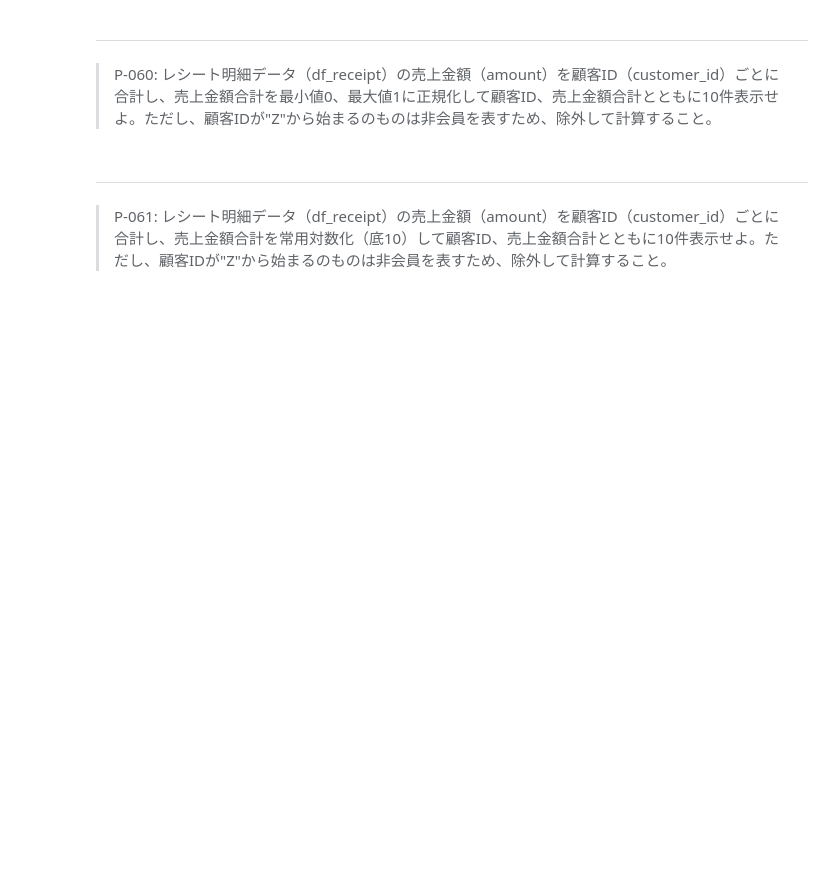
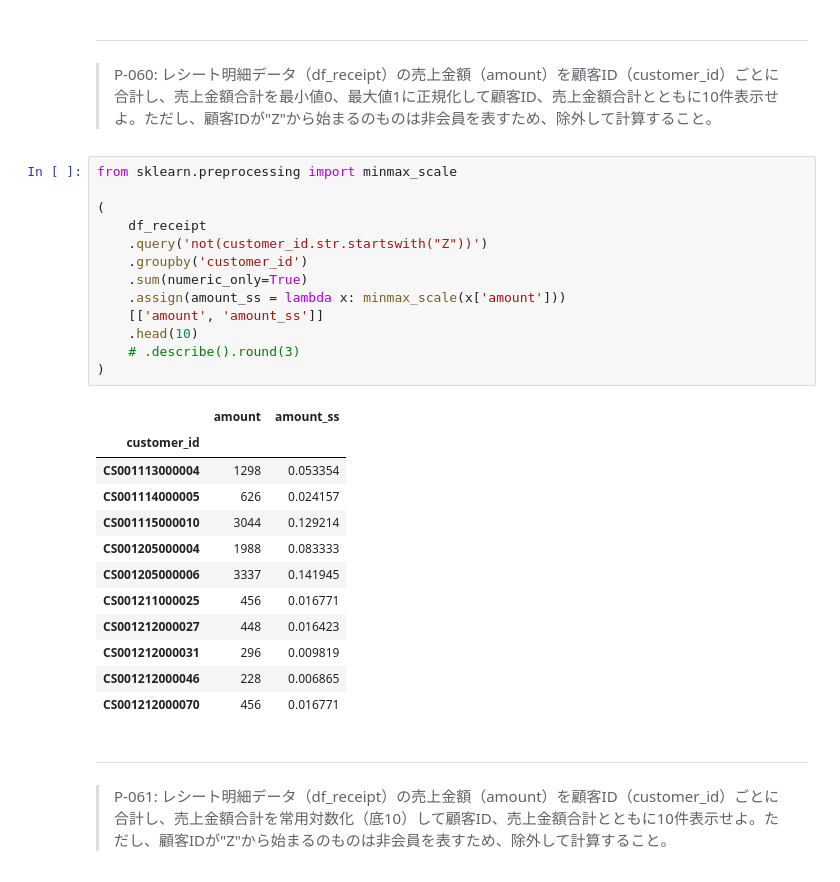
Before and after one commit to kichimura60/100knock, a Jupyter notebook: docker/work/preprocess_knock_Python.ipynb, the cells around one changed output. Drawn from its saved outputs; the diff is of its cells as text; blank space fills up the shorter version.

```diff
--- a/docker/work/preprocess_knock_Python.ipynb
+++ b/docker/work/preprocess_knock_Python.ipynb
@@ -1444,6 +1485,32 @@ TIPS:
 # %% [markdown]
 ---
 > P-060: レシート明細データ（df_receipt）の売上金額（amount）を顧客ID（customer_id）ごとに合計し、売上金額合計を最小値0、最大値1に正規化して顧客ID、売上金額合計とともに10件表示せよ。ただし、顧客IDが"Z"から始まるのものは非会員を表すため、除外して計算すること。
+# %%
+from sklearn.preprocessing import minmax_scale
+
+(
+    df_receipt
+    .query('not(customer_id.str.startswith("Z"))')
+    .groupby('customer_id')
+    .sum(numeric_only=True)
+    .assign(amount_ss = lambda x: minmax_scale(x['amount']))
+    [['amount', 'amount_ss']]
+    .head(10)
+    # .describe().round(3)
+)
+# %% [output]
+|  | amount | amount_ss |
+| customer_id |  |  |
+| CS001113000004 | 1298 | 0.053354 |
+| CS001114000005 | 626 | 0.024157 |
+| CS001115000010 | 3044 | 0.129214 |
+| CS001205000004 | 1988 | 0.083333 |
+| CS001205000006 | 3337 | 0.141945 |
+| CS001211000025 | 456 | 0.016771 |
+| CS001212000027 | 448 | 0.016423 |
+| CS001212000031 | 296 | 0.009819 |
+| CS001212000046 | 228 | 0.006865 |
+| CS001212000070 | 456 | 0.016771 |
 # %% [markdown]
 ---
 > P-061: レシート明細データ（df_receipt）の売上金額（amount）を顧客ID（customer_id）ごとに合計し、売上金額合計を常用対数化（底10）して顧客ID、売上金額合計とともに10件表示せよ。ただし、顧客IDが"Z"から始まるのものは非会員を表すため、除外して計算すること。
```
Also changed, not shown: parts of 15 cells of this notebook.
